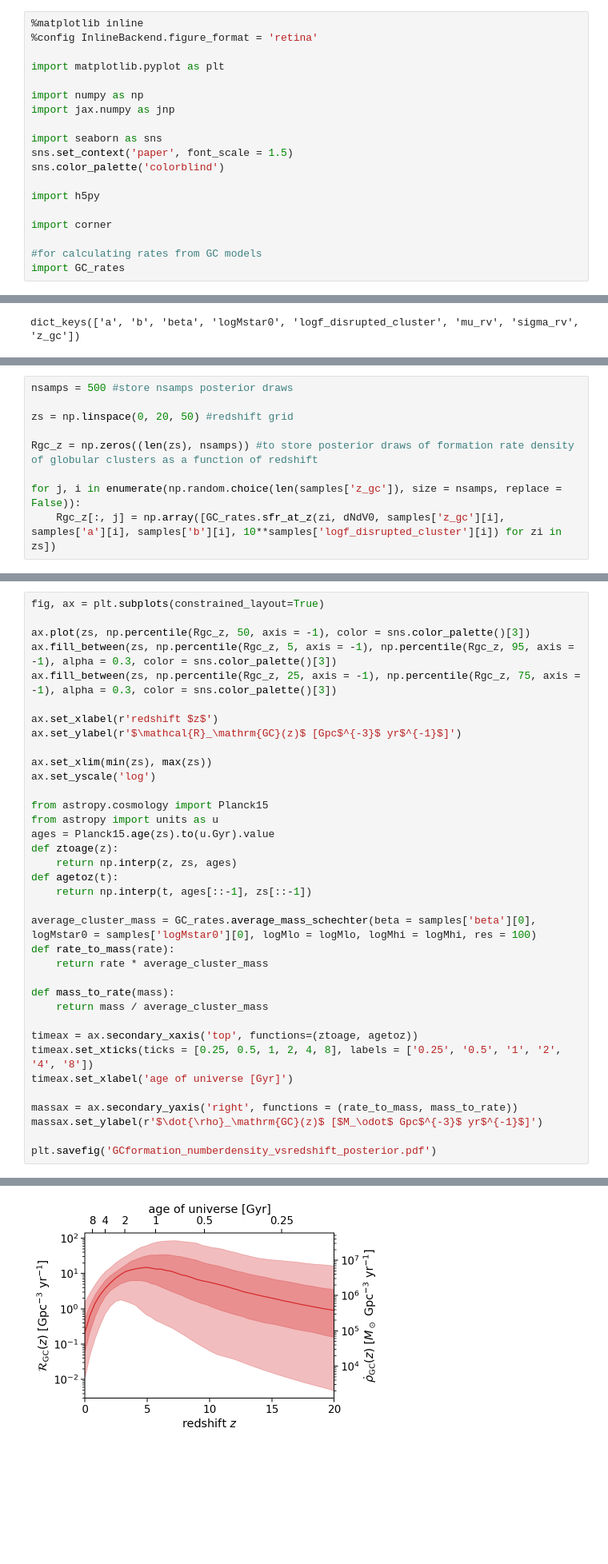
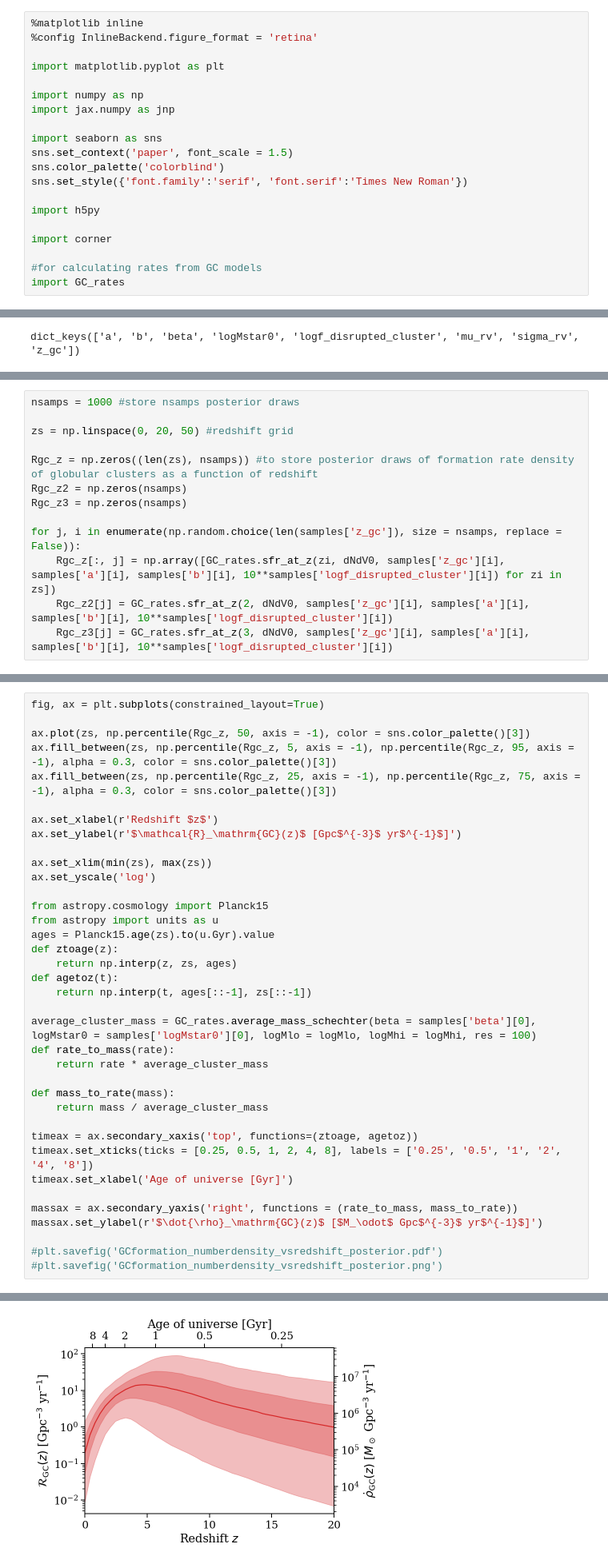
Before and after one commit to mfishbach/dynamical-bbh-evolution, a Jupyter notebook: Cluster_Paper_Plots.ipynb, the cells around one changed output, grey strips where cells are left out. Shown at 80% size. Drawn from its saved outputs; the diff is of its cells as text; blank space fills up the shorter version.

```diff
--- a/Cluster_Paper_Plots.ipynb
+++ b/Cluster_Paper_Plots.ipynb
@@ -10,6 +10,7 @@ import jax.numpy as jnp
 import seaborn as sns
 sns.set_context('paper', font_scale = 1.5)
 sns.color_palette('colorblind')
+sns.set_style({'font.family':'serif', 'font.serif':'Times New Roman'})
 
 import h5py
 
@@ -118,9 +148,13 @@ dict_keys(['a', 'b', 'beta', 'logMstar0', 'logf_disrupted_cluster', 'mu_rv', 'si
 # %%
-nsamps = 500 #store nsamps posterior draws
+nsamps = 1000 #store nsamps posterior draws
 
 zs = np.linspace(0, 20, 50) #redshift grid
 
 Rgc_z = np.zeros((len(zs), nsamps)) #to store posterior draws of formation rate density of globular clusters as a function of redshift
+Rgc_z2 = np.zeros(nsamps)
+Rgc_z3 = np.zeros(nsamps)
 
 for j, i in enumerate(np.random.choice(len(samples['z_gc']), size = nsamps, replace = False)):
     Rgc_z[:, j] = np.array([GC_rates.sfr_at_z(zi, dNdV0, samples['z_gc'][i], samples['a'][i], samples['b'][i], 10**samples['logf_disrupted_cluster'][i]) for zi in zs])
+    Rgc_z2[j] = GC_rates.sfr_at_z(2, dNdV0, samples['z_gc'][i], samples['a'][i], samples['b'][i], 10**samples['logf_disrupted_cluster'][i])
+    Rgc_z3[j] = GC_rates.sfr_at_z(3, dNdV0, samples['z_gc'][i], samples['a'][i], samples['b'][i], 10**samples['logf_disrupted_cluster'][i])
@@ -131,7 +180,7 @@ ax.plot(zs, np.percentile(Rgc_z, 50, axis = -1), color = sns.color_palette()[3])
 ax.fill_between(zs, np.percentile(Rgc_z, 5, axis = -1), np.percentile(Rgc_z, 95, axis = -1), alpha = 0.3, color = sns.color_palette()[3])
 ax.fill_between(zs, np.percentile(Rgc_z, 25, axis = -1), np.percentile(Rgc_z, 75, axis = -1), alpha = 0.3, color = sns.color_palette()[3])
 
-ax.set_xlabel(r'redshift $z$')
+ax.set_xlabel(r'Redshift $z$')
 ax.set_ylabel(r'$\mathcal{R}_\mathrm{GC}(z)$ [Gpc$^{-3}$ yr$^{-1}$]')
 
 ax.set_xlim(min(zs), max(zs))
@@ -154,10 +203,11 @@ def mass_to_rate(mass):
 
 timeax = ax.secondary_xaxis('top', functions=(ztoage, agetoz))
 timeax.set_xticks(ticks = [0.25, 0.5, 1, 2, 4, 8], labels = ['0.25', '0.5', '1', '2', '4', '8'])
-timeax.set_xlabel('age of universe [Gyr]')
+timeax.set_xlabel('Age of universe [Gyr]')
 
 massax = ax.secondary_yaxis('right', functions = (rate_to_mass, mass_to_rate))
 massax.set_ylabel(r'$\dot{\rho}_\mathrm{GC}(z)$ [$M_\odot$ Gpc$^{-3}$ yr$^{-1}$]')
 
-plt.savefig('GCformation_numberdensity_vsredshift_posterior.pdf')
+#plt.savefig('GCformation_numberdensity_vsredshift_posterior.pdf')
+#plt.savefig('GCformation_numberdensity_vsredshift_posterior.png')
 # %% [output]
@@ -164 +215 @@ plt.savefig('GCformation_numberdensity_vsredshift_posterior.pdf')
-[figure, old version]
+[figure, new version]
```
Also changed, not shown: parts of 25 cells of this notebook.
